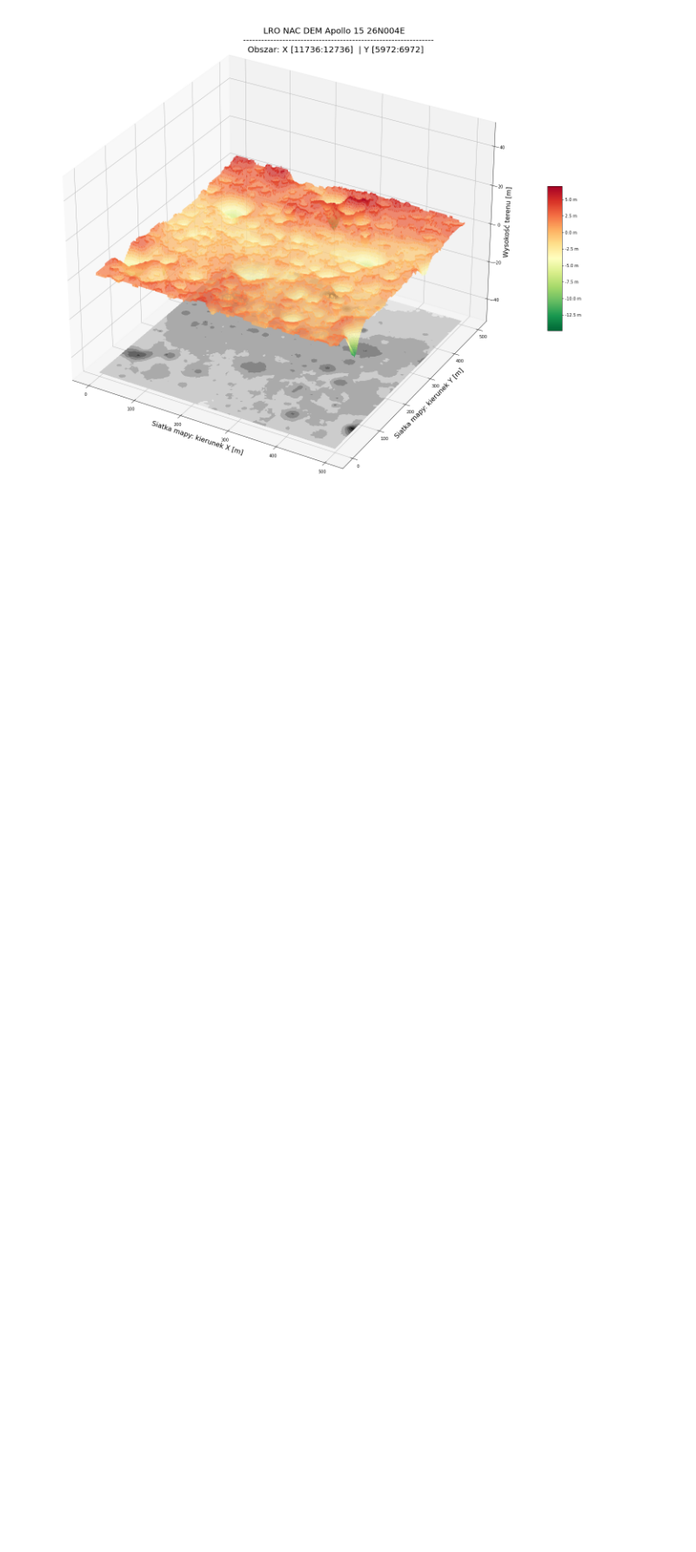
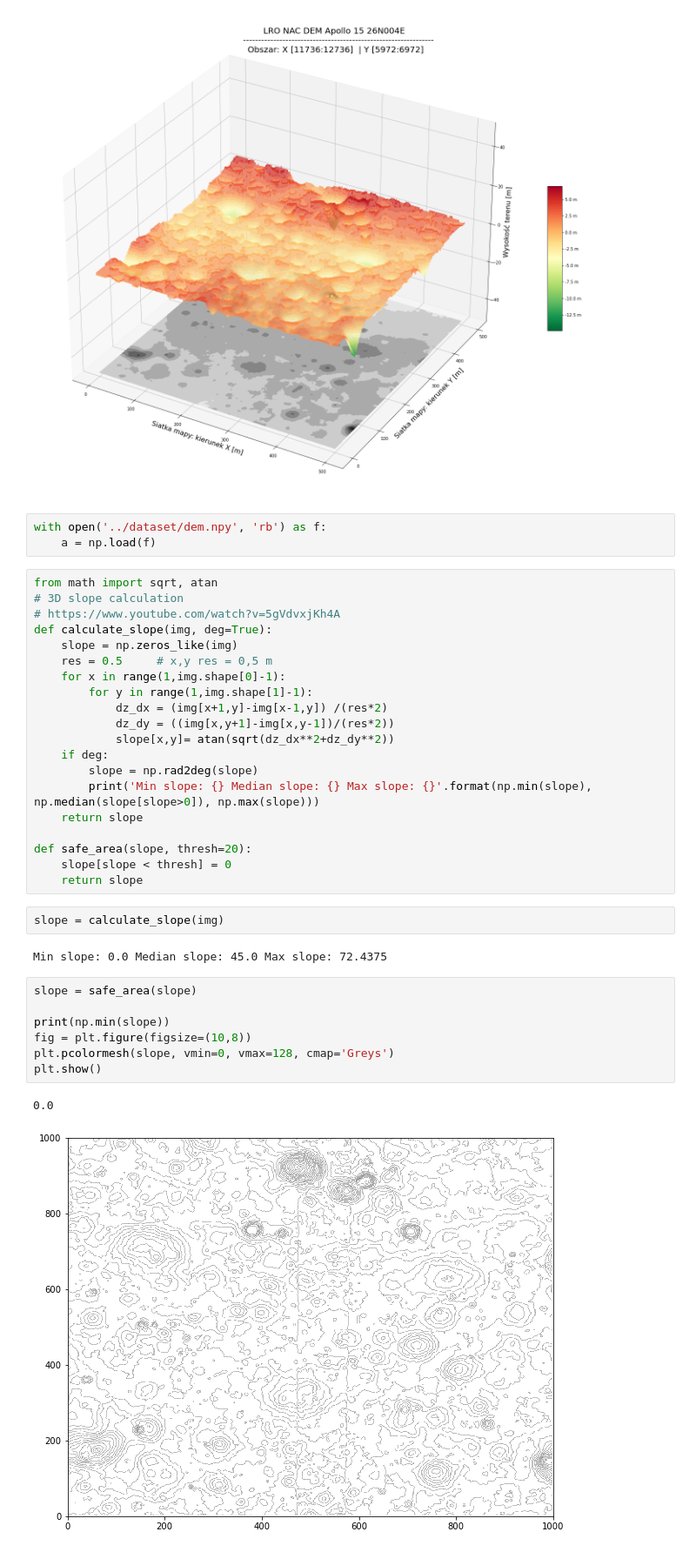
Before and after one commit to kafrankowska/Rover_Path_Planning, a Jupyter notebook: notebooks/Mapping.ipynb, the cells around one changed output. Shown: that part at 87% size. Cells and saved outputs as stored; diff of their text form; blank space fills up the shorter version.

Commit message:
Slope calculations for DEM map

```diff
--- a/notebooks/Mapping.ipynb
+++ b/notebooks/Mapping.ipynb
@@ -72,3 +66,40 @@ def plot_mesh(img, export_img=False):
 plot_mesh(img, False)
 # %% [output]
 [figure]
+# %%
+with open('../dataset/dem.npy', 'rb') as f:
+    a = np.load(f)
+# %%
+from math import sqrt, atan
+# 3D slope calculation
+# https://www.youtube.com/watch?v=5gVdvxjKh4A
+def calculate_slope(img, deg=True):
+    slope = np.zeros_like(img)
+    res = 0.5     # x,y res = 0,5 m
+    for x in range(1,img.shape[0]-1):
+        for y in range(1,img.shape[1]-1):
+            dz_dx = (img[x+1,y]-img[x-1,y]) /(res*2)
+            dz_dy = ((img[x,y+1]-img[x,y-1])/(res*2))
+            slope[x,y]= atan(sqrt(dz_dx**2+dz_dy**2))
+    if deg:
+        slope = np.rad2deg(slope)
+        print('Min slope: {} Median slope: {} Max slope: {}'.format(np.min(slope), np.median(slope[slope>0]), np.max(slope)))
+    return slope
+
+def safe_area(slope, thresh=20):
+    slope[slope < thresh] = 0
+    return slope
+# %%
+slope = calculate_slope(img)
+# %% [output]
+Min slope: 0.0 Median slope: 45.0 Max slope: 72.4375
+# %%
+slope = safe_area(slope)
+
+print(np.min(slope))
+fig = plt.figure(figsize=(10,8))
+plt.pcolormesh(slope, vmin=0, vmax=128, cmap='Greys')
+plt.show()
+# %% [output]
+0.0
+[figure, added]
```
Also changed, not shown: parts of 2 cells of this notebook.
